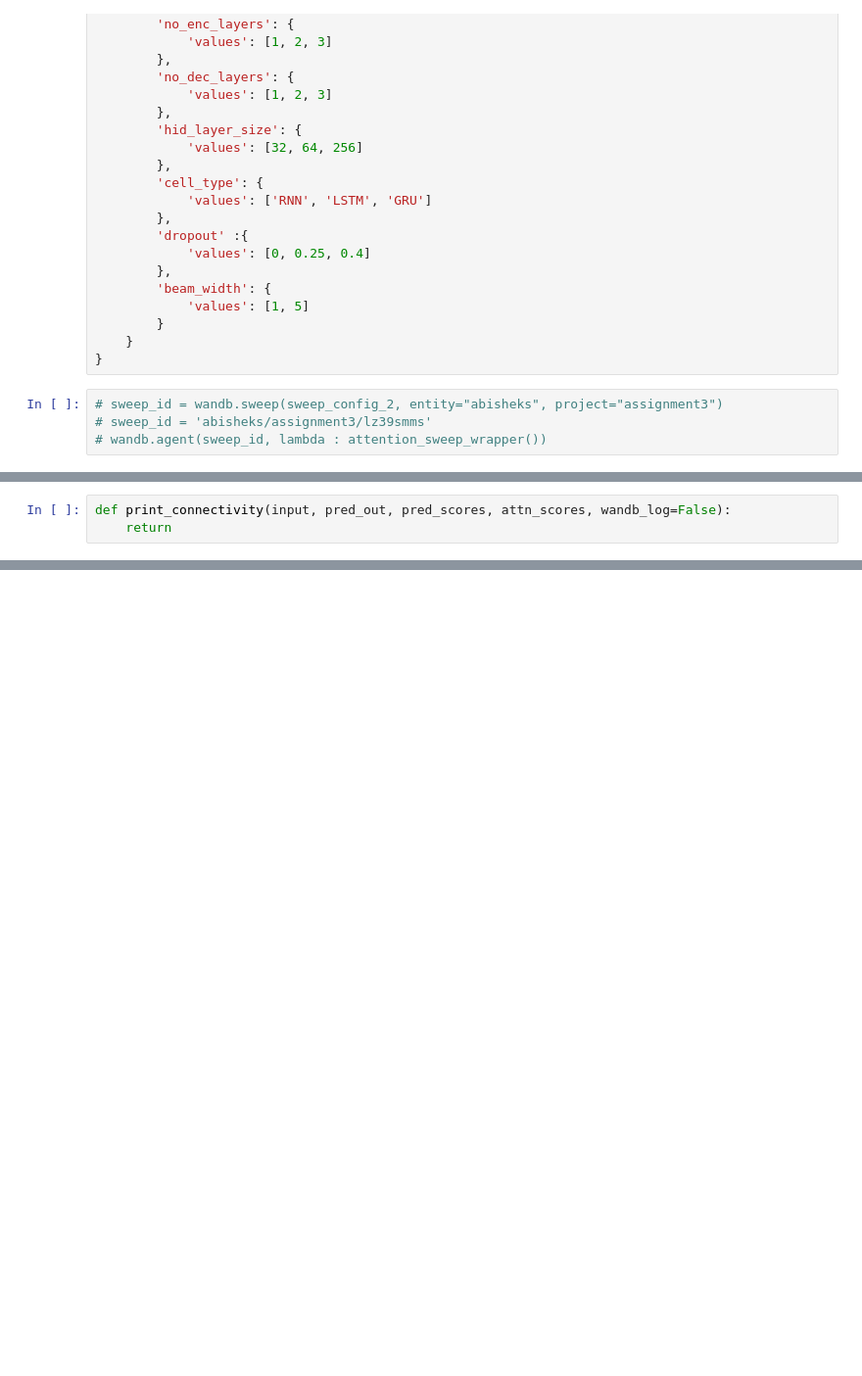
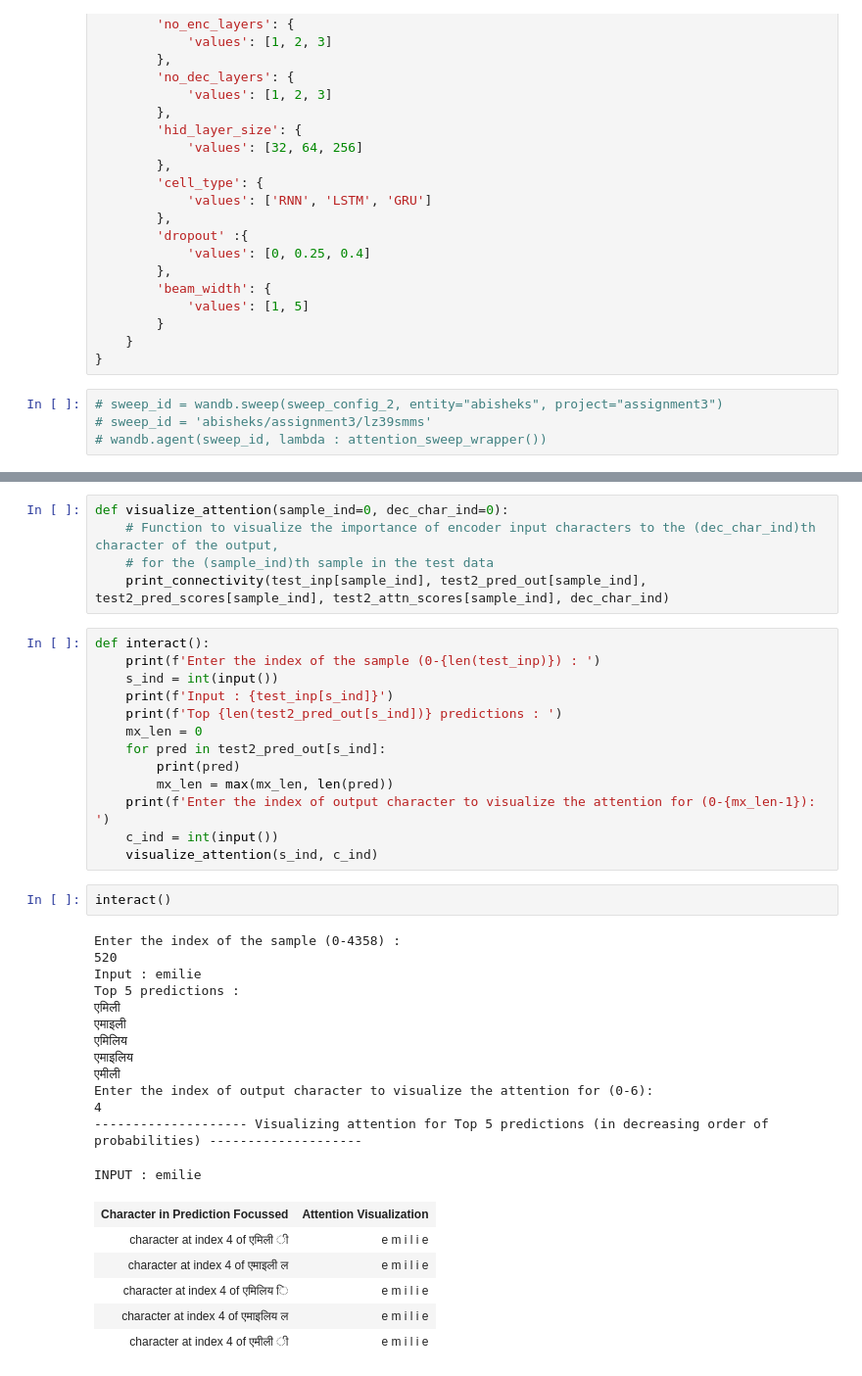
Before and after one commit to abisubramanya27/CS6910_Assignment3, a Jupyter notebook: src/Assignment3.ipynb, the cells around one changed output, grey strips where cells are left out. Shown: that part at 98% size. Saved outputs shown, nothing was run; the diff lists cells and outputs as text; blank space fills up the shorter version.

```diff
--- a/src/Assignment3.ipynb
+++ b/src/Assignment3.ipynb
@@ -1155,3 +1230,0 @@ plot_heatmaps(test2_inp, test2_pred_out, test2_pred_scores, test2_attn_scores)
-# %%
-def print_connectivity(input, pred_out, pred_scores, attn_scores, wandb_log=False):
-    return
@@ -1159,0 +1271,40 @@ def visualize_connectivity()
+# %%
+def visualize_attention(sample_ind=0, dec_char_ind=0):
+    # Function to visualize the importance of encoder input characters to the (dec_char_ind)th character of the output,
+    # for the (sample_ind)th sample in the test data
+    print_connectivity(test_inp[sample_ind], test2_pred_out[sample_ind], test2_pred_scores[sample_ind], test2_attn_scores[sample_ind], dec_char_ind)
+# %%
+def interact():
+    print(f'Enter the index of the sample (0-{len(test_inp)}) : ')
+    s_ind = int(input())
+    print(f'Input : {test_inp[s_ind]}')
+    print(f'Top {len(test2_pred_out[s_ind])} predictions : ')
+    mx_len = 0
+    for pred in test2_pred_out[s_ind]:
+        print(pred)
+        mx_len = max(mx_len, len(pred))
+    print(f'Enter the index of output character to visualize the attention for (0-{mx_len-1}): ')
+    c_ind = int(input())
+    visualize_attention(s_ind, c_ind)
+# %%
+interact()
+# %% [output]
+Enter the index of the sample (0-4358) :
+520
+Input : emilie
+Top 5 predictions :
+एमिली
+एमाइली
+एमिलिय
+एमाइलिय
+एमीली
+Enter the index of output character to visualize the attention for (0-6):
+4
+-------------------- Visualizing attention for Top 5 predictions (in decreasing order of probabilities) --------------------
+INPUT : emilie
+| Character in Prediction Focussed | Attention Visualization |
+| character at index 4 of एमिली ी | e m i l i e |
+| character at index 4 of एमाइली ल | e m i l i e |
+| character at index 4 of एमिलिय ि | e m i l i e |
+| character at index 4 of एमाइलिय ल | e m i l i e |
+| character at index 4 of एमीली ी | e m i l i e |
```
Also changed, not shown: parts of 27 cells of this notebook.
